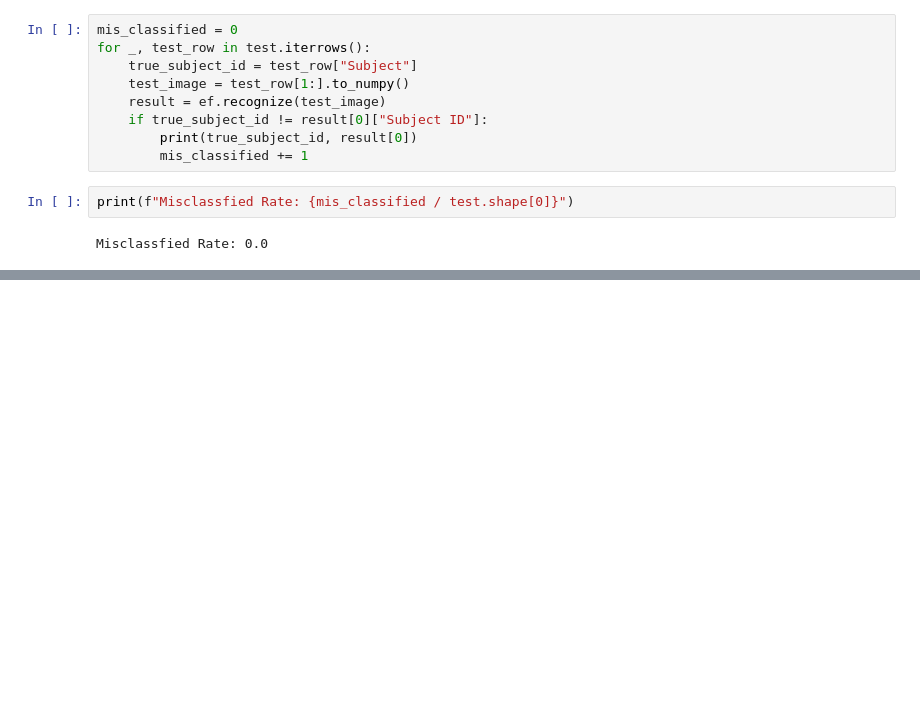
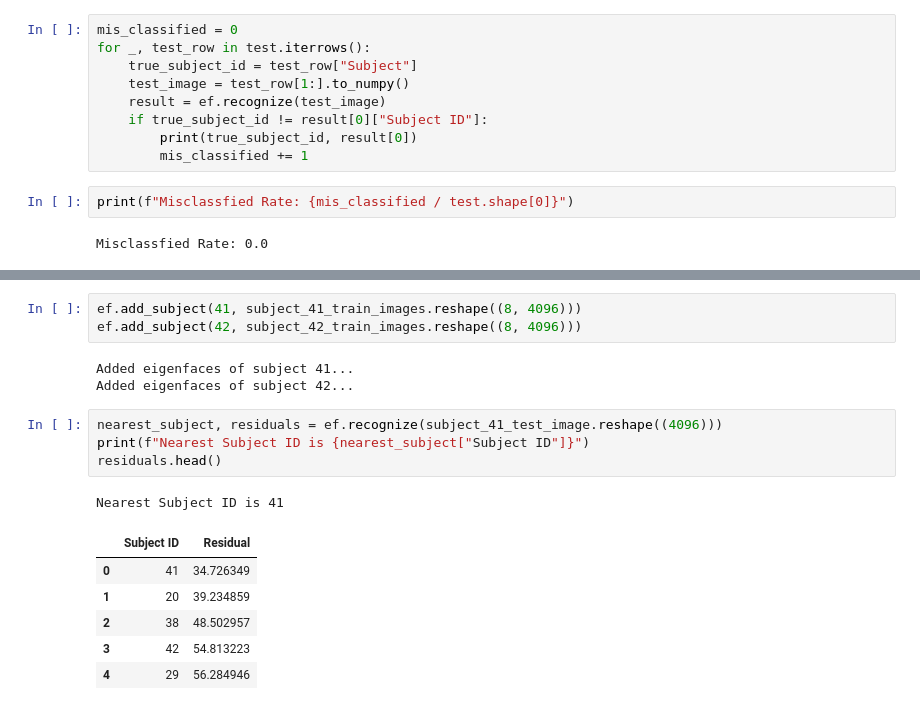
Before and after one commit to Prago2001/data-science, a Jupyter notebook: eigen-faces/eigen-faces.ipynb, the cells around one changed output, grey strips where cells are left out. Saved outputs shown, nothing was run; the diff lists cells and outputs as text; blank space fills up the shorter version.

Commit message:
eigenfaces

```diff
--- a/eigen-faces/eigen-faces.ipynb
+++ b/eigen-faces/eigen-faces.ipynb
@@ -89,0 +149,18 @@ Misclassfied Rate: 0.0
+# %%
+ef.add_subject(41, subject_41_train_images.reshape((8, 4096)))
+ef.add_subject(42, subject_42_train_images.reshape((8, 4096)))
+# %% [output]
+Added eigenfaces of subject 41...
+Added eigenfaces of subject 42...
+# %%
+nearest_subject, residuals = ef.recognize(subject_41_test_image.reshape((4096)))
+print(f"Nearest Subject ID is {nearest_subject["Subject ID"]}")
+residuals.head()
+# %% [output]
+Nearest Subject ID is 41
+|  | Subject ID | Residual |
+| 0 | 41 | 34.726349 |
+| 1 | 20 | 39.234859 |
+| 2 | 38 | 48.502957 |
+| 3 | 42 | 54.813223 |
+| 4 | 29 | 56.284946 |
```
Also changed, not shown: parts of 9 cells of this notebook, 20 other files.
